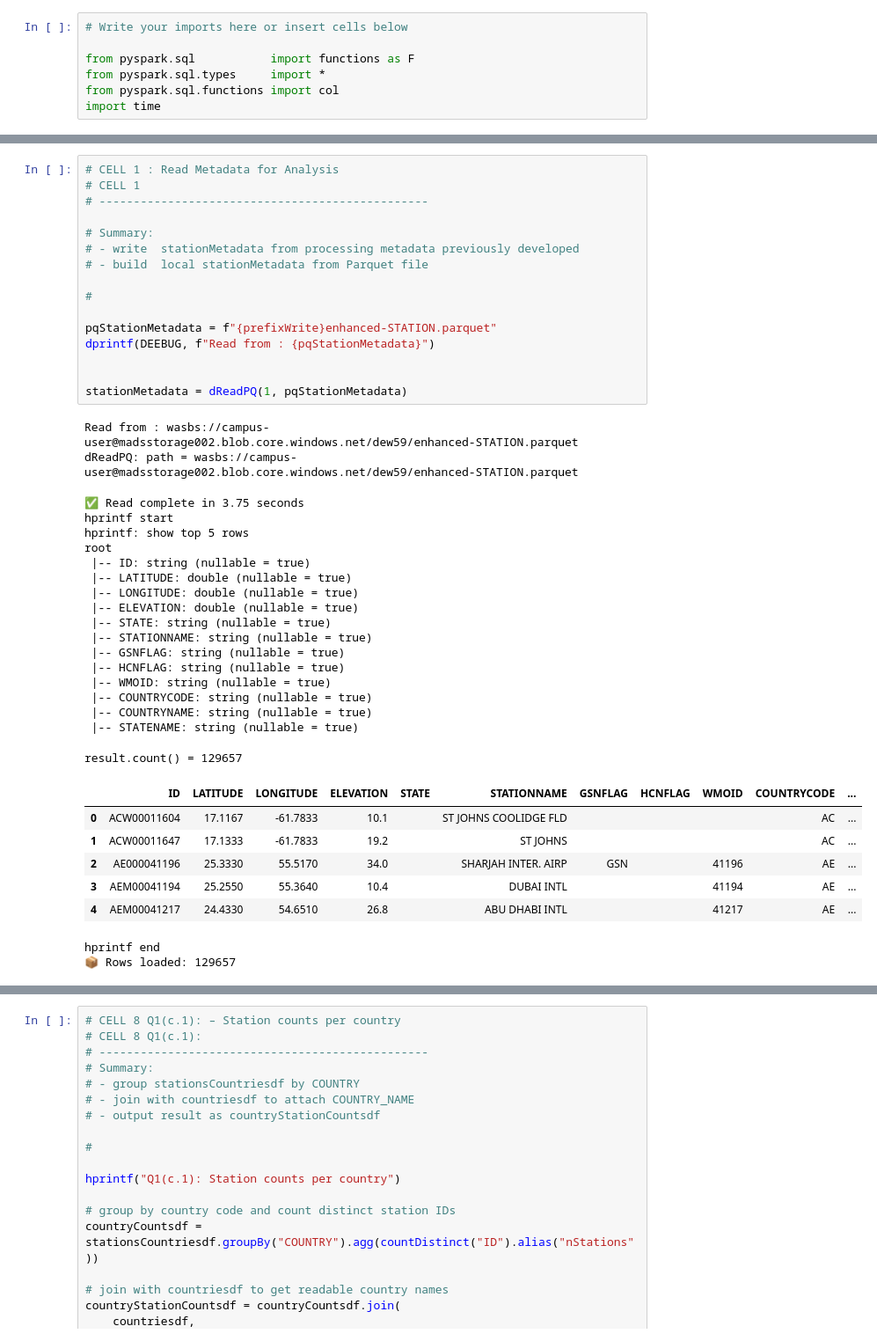
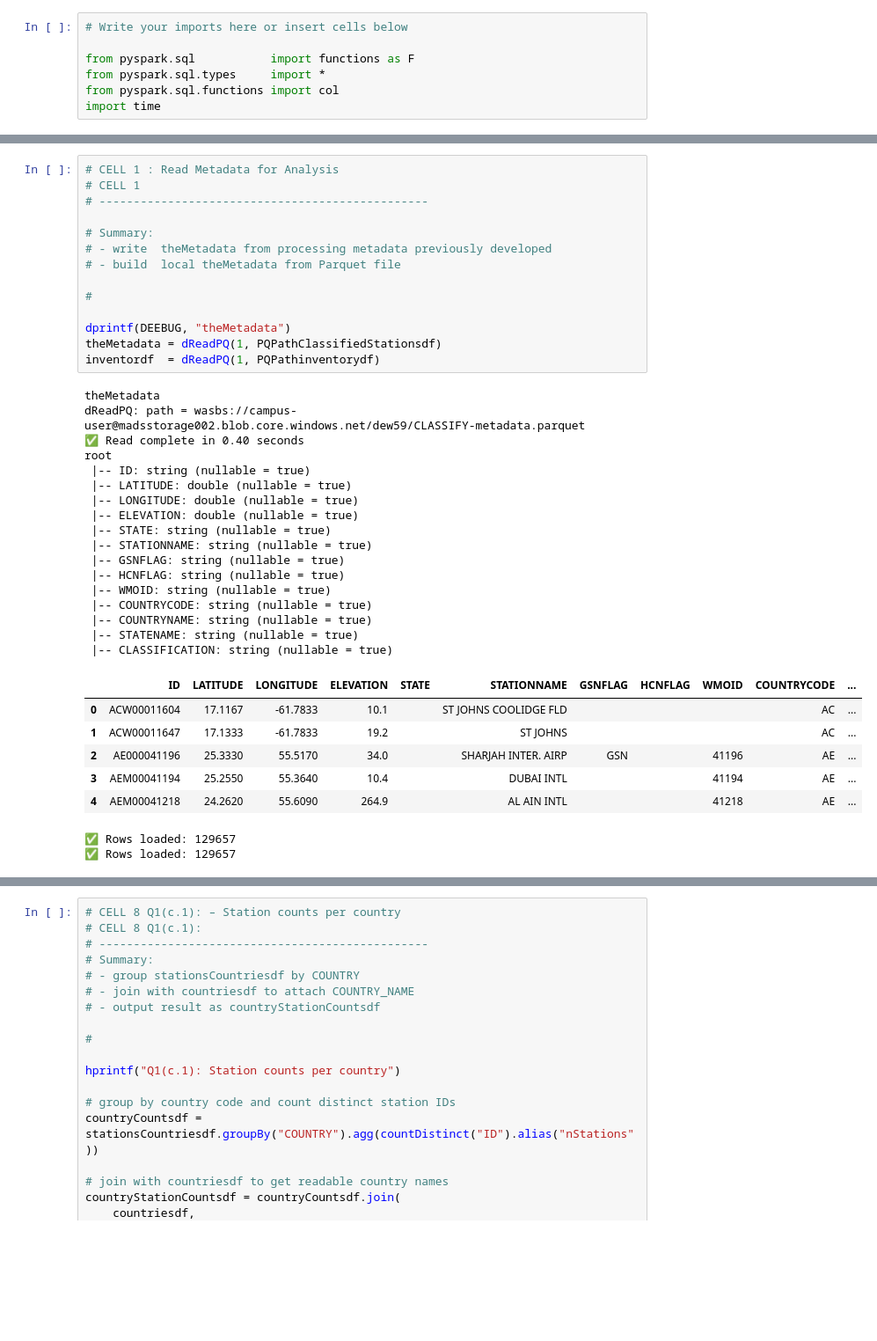
Before and after one commit to david-ewing-nz/ghcn-spark-analysis, a Jupyter notebook: notebooks/02_ghcn2_analysis.ipynb, the cells around one changed output, grey strips where cells are left out. Shown at 88% size. Cells and saved outputs as stored; diff of their text form; blank space fills up the shorter version.

```diff
--- a/notebooks/02_ghcn2_analysis.ipynb
+++ b/notebooks/02_ghcn2_analysis.ipynb
@@ -93,47 +139,43 @@ DEEBUG = TRUE
 # %%
 # CELL 1 : Read Metadata for Analysis
 # CELL 1
 # ------------------------------------------------
 
 # Summary:
-# - write  stationMetadata from processing metadata previously developed
-# - build  local stationMetadata from Parquet file
+# - write  theMetadata from processing metadata previously developed
+# - build  local theMetadata from Parquet file
 
 #
 
-pqStationMetadata = f"{prefixWrite}enhanced-STATION.parquet"
-dprintf(DEEBUG, f"Read from : {pqStationMetadata}")
-
-
-stationMetadata = dReadPQ(1, pqStationMetadata)
+dprintf(DEEBUG, "theMetadata")
+theMetadata = dReadPQ(1, PQPathClassifiedStationsdf)
+inventordf  = dReadPQ(1, PQPathinventorydf)
 # %% [output]
-Read from : wasbs://campus-user@madsstorage002.blob.core.windows.net/dew59/enhanced-STATION.parquet
-dReadPQ: path = wasbs://campus-user@madsstorage002.blob.core.windows.net/dew59/enhanced-STATION.parquet
+theMetadata
+dReadPQ: path = wasbs://campus-user@madsstorage002.blob.core.windows.net/dew59/CLASSIFY-metadata.parquet
+✅ Read complete in 0.40 seconds
+root
+ |-- ID: string (nullable = true)
+ |-- LATITUDE: double (nullable = true)
+ |-- LONGITUDE: double (nullable = true)
+ |-- ELEVATION: double (nullable = true)
+ |-- STATE: string (nullable = true)
+ |-- STATIONNAME: string (nullable = true)
+ |-- GSNFLAG: string (nullable = true)
+ |-- HCNFLAG: string (nullable = true)
+ |-- WMOID: string (nullable = true)
+ |-- COUNTRYCODE: string (nullable = true)
+ |-- COUNTRYNAME: string (nullable = true)
+ |-- STATENAME: string (nullable = true)
+ |-- CLASSIFICATION: string (nullable = true)
+|  | ID | LATITUDE | LONGITUDE | ELEVATION | STATE | STATIONNAME | GSNFLAG | HCNFLAG | WMOID | COUNTRYCODE | ... |
+| 0 | ACW00011604 | 17.1167 | -61.7833 | 10.1 |  | ST JOHNS COOLIDGE FLD |  |  |  | AC | ... |
+| 1 | ACW00011647 | 17.1333 | -61.7833 | 19.2 |  | ST JOHNS |  |  |  | AC | ... |
+| 2 | AE000041196 | 25.3330 | 55.5170 | 34.0 |  | SHARJAH INTER. AIRP | GSN |  | 41196 | AE | ... |
+| 3 | AEM00041194 | 25.2550 | 55.3640 | 10.4 |  | DUBAI INTL |  |  | 41194 | AE | ... |
+| 4 | AEM00041218 | 24.2620 | 55.6090 | 264.9 |  | AL AIN INTL |  |  | 41218 | AE | ... |
-✅ Read complete in 3.75 seconds
-hprintf start
-hprintf: show top 5 rows
-root
- |-- ID: string (nullable = true)
- |-- LATITUDE: double (nullable = true)
- |-- LONGITUDE: double (nullable = true)
- |-- ELEVATION: double (nullable = true)
- |-- STATE: string (nullable = true)
- |-- STATIONNAME: string (nullable = true)
- |-- GSNFLAG: string (nullable = true)
- |-- HCNFLAG: string (nullable = true)
- |-- WMOID: string (nullable = true)
- |-- COUNTRYCODE: string (nullable = true)
- |-- COUNTRYNAME: string (nullable = true)
- |-- STATENAME: string (nullable = true)
+✅ Rows loaded: 129657
+✅ Rows loaded: 129657
-result.count() = 129657
-|  | ID | LATITUDE | LONGITUDE | ELEVATION | STATE | STATIONNAME | GSNFLAG | HCNFLAG | WMOID | COUNTRYCODE | ... |
-| 0 | ACW00011604 | 17.1167 | -61.7833 | 10.1 |  | ST JOHNS COOLIDGE FLD |  |  |  | AC | ... |
-| 1 | ACW00011647 | 17.1333 | -61.7833 | 19.2 |  | ST JOHNS |  |  |  | AC | ... |
-| 2 | AE000041196 | 25.3330 | 55.5170 | 34.0 |  | SHARJAH INTER. AIRP | GSN |  | 41196 | AE | ... |
-| 3 | AEM00041194 | 25.2550 | 55.3640 | 10.4 |  | DUBAI INTL |  |  | 41194 | AE | ... |
-| 4 | AEM00041217 | 24.4330 | 54.6510 | 26.8 |  | ABU DHABI INTL |  |  | 41217 | AE | ... |
-hprintf end
-📦 Rows loaded: 129657
 # %%
 
 # CELL 2 Q1(a.1): – Total number of stations
```
Also changed, not shown: parts of 12 cells of this notebook, 2 other files.
